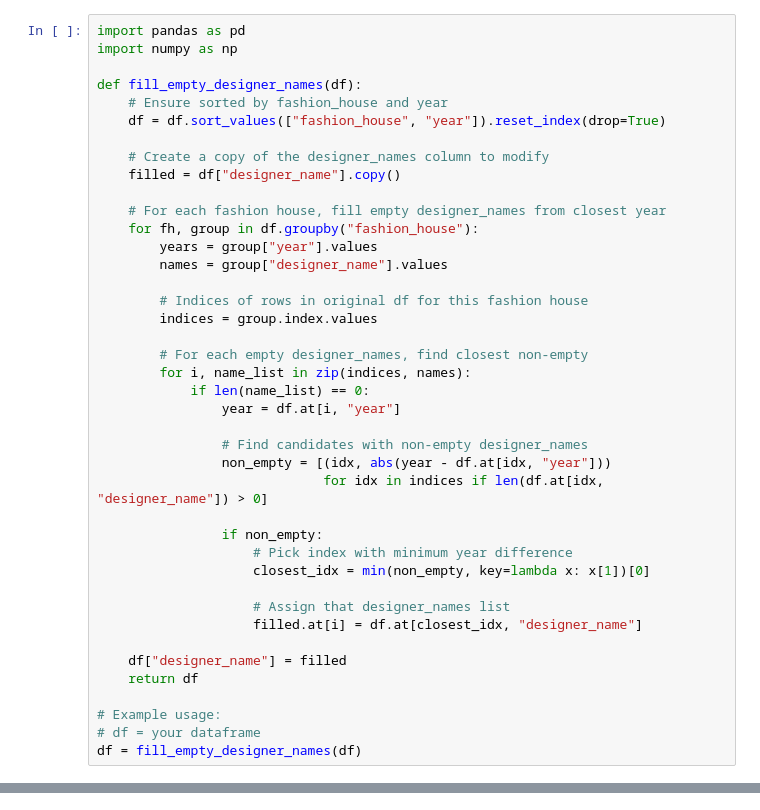
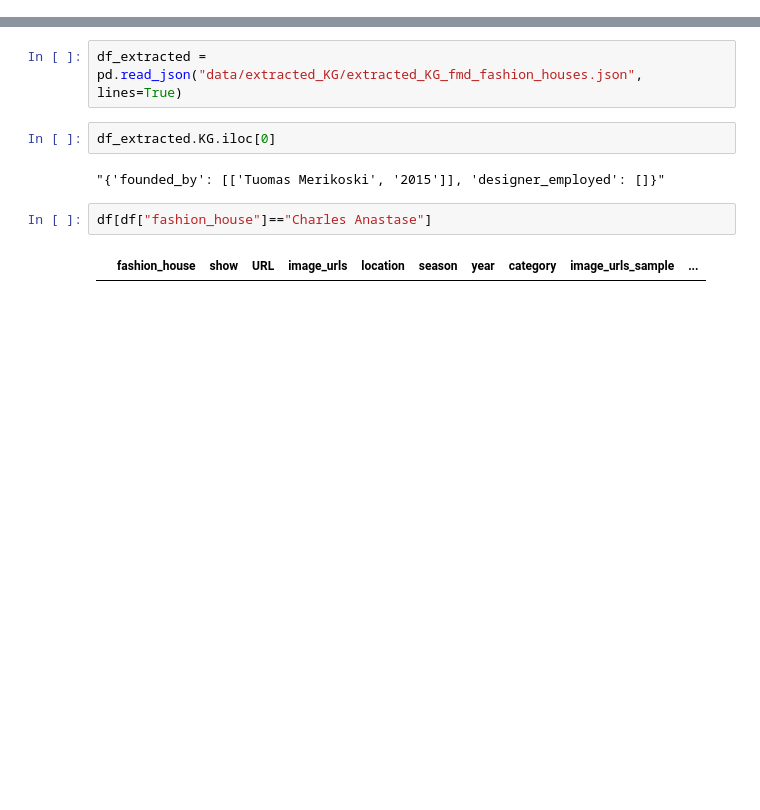
Before and after one commit to traopia/FashionDB, a Jupyter notebook: temporary_playground.ipynb, the cells around one changed output, grey strips where cells are left out. Cells and saved outputs as stored; diff of their text form; blank space fills up the shorter version.

```diff
--- a/temporary_playground.ipynb
+++ b/temporary_playground.ipynb
@@ -217,41 +146,0 @@ Name: fashion_house, dtype: object
-# %%
-import pandas as pd
-import numpy as np
-
-def fill_empty_designer_names(df):
-    # Ensure sorted by fashion_house and year
-    df = df.sort_values(["fashion_house", "year"]).reset_index(drop=True)
-
-    # Create a copy of the designer_names column to modify
-    filled = df["designer_name"].copy()
-
-    # For each fashion house, fill empty designer_names from closest year
-    for fh, group in df.groupby("fashion_house"):
-        years = group["year"].values
-        names = group["designer_name"].values
-
-        # Indices of rows in original df for this fashion house
-        indices = group.index.values
-
-        # For each empty designer_names, find closest non-empty
-        for i, name_list in zip(indices, names):
-            if len(name_list) == 0:
-                year = df.at[i, "year"]
-
-                # Find candidates with non-empty designer_names
-                non_empty = [(idx, abs(year - df.at[idx, "year"]))
-                             for idx in indices if len(df.at[idx, "designer_name"]) > 0]
-
-                if non_empty:
-                    # Pick index with minimum year difference
-                    closest_idx = min(non_empty, key=lambda x: x[1])[0]
-
-                    # Assign that designer_names list
-                    filled.at[i] = df.at[closest_idx, "designer_name"]
-
-    df["designer_name"] = filled
-    return df
-
-# Example usage:
-# df = your dataframe
-df = fill_empty_designer_names(df)
@@ -284,0 +147,10 @@ df
+# %%
+df_extracted = pd.read_json("data/extracted_KG/extracted_KG_fmd_fashion_houses.json", lines=True)
+# %%
+df_extracted.KG.iloc[0]
+# %% [output]
+"{'founded_by': [['Tuomas Merikoski', '2015']], 'designer_employed': []}"
+# %%
+df[df["fashion_house"]=="Charles Anastase"]
+# %% [output]
+|  | fashion_house | show | URL | image_urls | location | season | year | category | image_urls_sample | ... |
```
Also changed, not shown: parts of 24 cells of this notebook, 15 other files.
